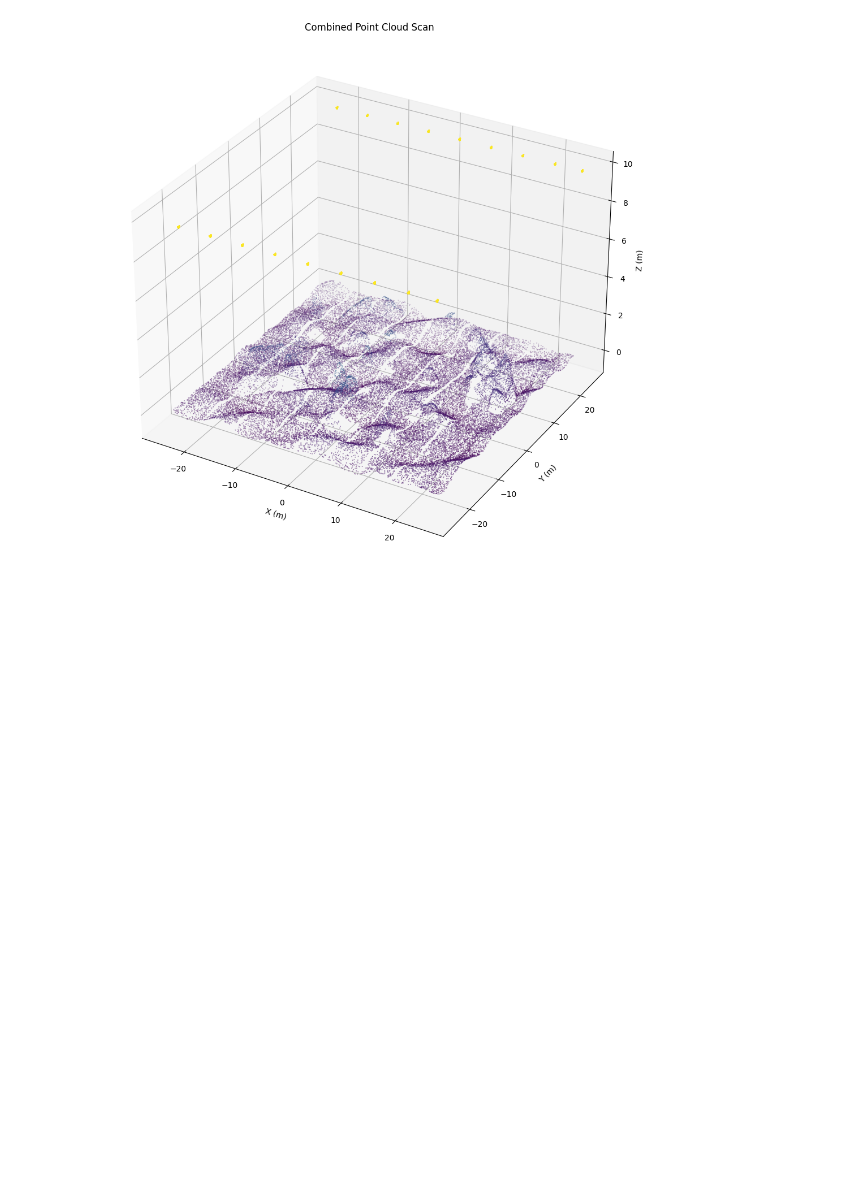
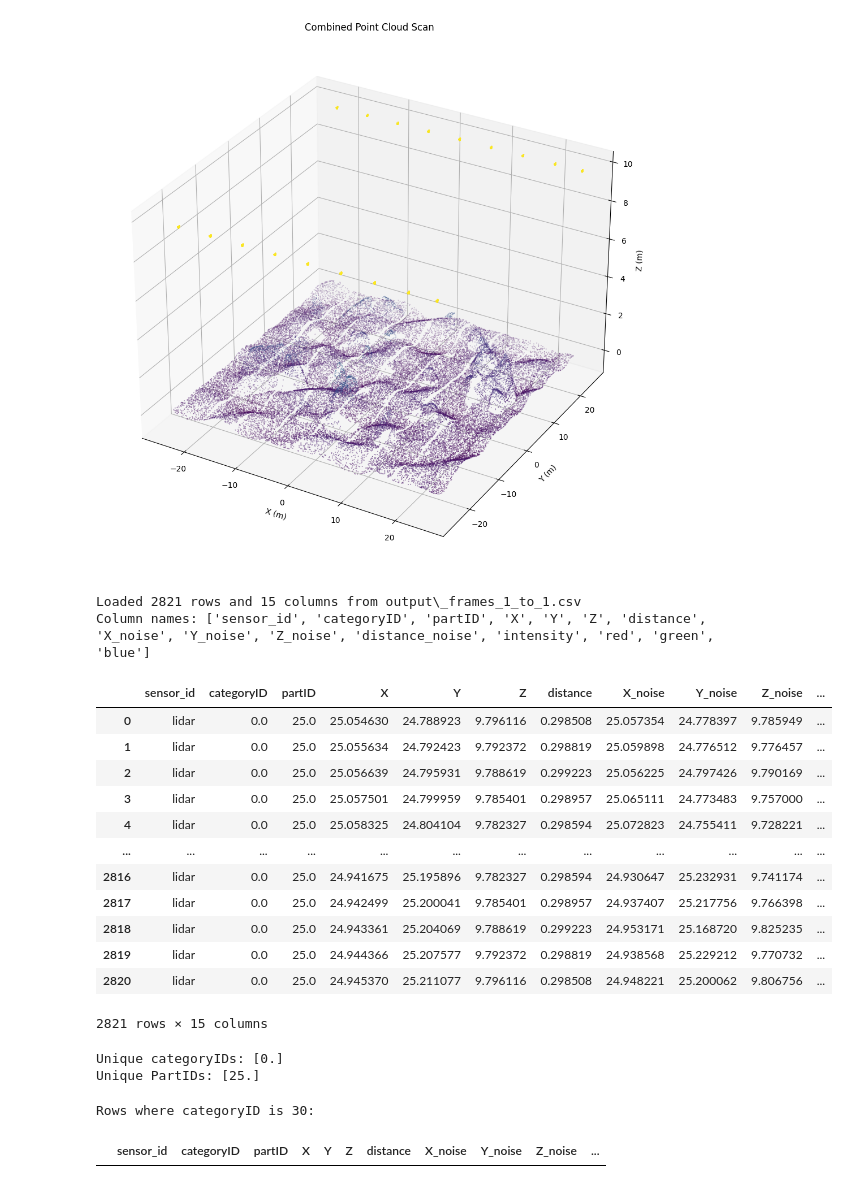
Before and after one commit to gauravptr/daen_capstone, a Jupyter notebook: test.ipynb, the cells around one changed output. Cells and saved outputs as stored; diff of their text form; code cells hidden in the pictures; blank space fills up the shorter version.

```diff
--- a/test.ipynb
+++ b/test.ipynb
@@ -78,3 +75,48 @@ plt.show()
 # %% [output]
 Loaded 299697 points
 [figure]
+# %%
+from pathlib import Path
+import pandas as pd
+
+csv_candidates = sorted(Path("./output").glob("_frames_*_to_*.csv"))
+if not csv_candidates:
+    raise FileNotFoundError("No frame CSV files found in ./output")
+
+file = csv_candidates[0]
+data = pd.read_csv(file, sep=';')
+
+print(f"Loaded {data.shape[0]} rows and {data.shape[1]} columns from {file}")
+print("Column names:", list(data.columns))
+data
+# %% [output]
+Loaded 2821 rows and 15 columns from output\_frames_1_to_1.csv
+Column names: ['sensor_id', 'categoryID', 'partID', 'X', 'Y', 'Z', 'distance', 'X_noise', 'Y_noise', 'Z_noise', 'distance_noise', 'intensity', 'red', 'green', 'blue']
+|  | sensor_id | categoryID | partID | X | Y | Z | distance | X_noise | Y_noise | Z_noise | ... |
+| 0 | lidar | 0.0 | 25.0 | 25.054630 | 24.788923 | 9.796116 | 0.298508 | 25.057354 | 24.778397 | 9.785949 | ... |
+| 1 | lidar | 0.0 | 25.0 | 25.055634 | 24.792423 | 9.792372 | 0.298819 | 25.059898 | 24.776512 | 9.776457 | ... |
+| 2 | lidar | 0.0 | 25.0 | 25.056639 | 24.795931 | 9.788619 | 0.299223 | 25.056225 | 24.797426 | 9.790169 | ... |
+| 3 | lidar | 0.0 | 25.0 | 25.057501 | 24.799959 | 9.785401 | 0.298957 | 25.065111 | 24.773483 | 9.757000 | ... |
+| 4 | lidar | 0.0 | 25.0 | 25.058325 | 24.804104 | 9.782327 | 0.298594 | 25.072823 | 24.755411 | 9.728221 | ... |
+| ... | ... | ... | ... | ... | ... | ... | ... | ... | ... | ... | ... |
+| 2816 | lidar | 0.0 | 25.0 | 24.941675 | 25.195896 | 9.782327 | 0.298594 | 24.930647 | 25.232931 | 9.741174 | ... |
+| 2817 | lidar | 0.0 | 25.0 | 24.942499 | 25.200041 | 9.785401 | 0.298957 | 24.937407 | 25.217756 | 9.766398 | ... |
+| 2818 | lidar | 0.0 | 25.0 | 24.943361 | 25.204069 | 9.788619 | 0.299223 | 24.953171 | 25.168720 | 9.825235 | ... |
+| 2819 | lidar | 0.0 | 25.0 | 24.944366 | 25.207577 | 9.792372 | 0.298819 | 24.938568 | 25.229212 | 9.770732 | ... |
+| 2820 | lidar | 0.0 | 25.0 | 24.945370 | 25.211077 | 9.796116 | 0.298508 | 24.948221 | 25.200062 | 9.806756 | ... |
+2821 rows × 15 columns
+# %%
+# display all types of categoryID
+print("Unique categoryIDs:", data['categoryID'].unique())
+print("Unique PartIDs:", data['partID'].unique())
+# %% [output]
+Unique categoryIDs: [0.]
+Unique PartIDs: [25.]
+# %%
+# print where categoryID is 30\
+print("Rows where categoryID is 30:")
+
+data[data['categoryID'] == 27]
+# %% [output]
+Rows where categoryID is 30:
+|  | sensor_id | categoryID | partID | X | Y | Z | distance | X_noise | Y_noise | Z_noise | ... |
```
Also changed, not shown: parts of 5 cells of this notebook, 14 other files.
